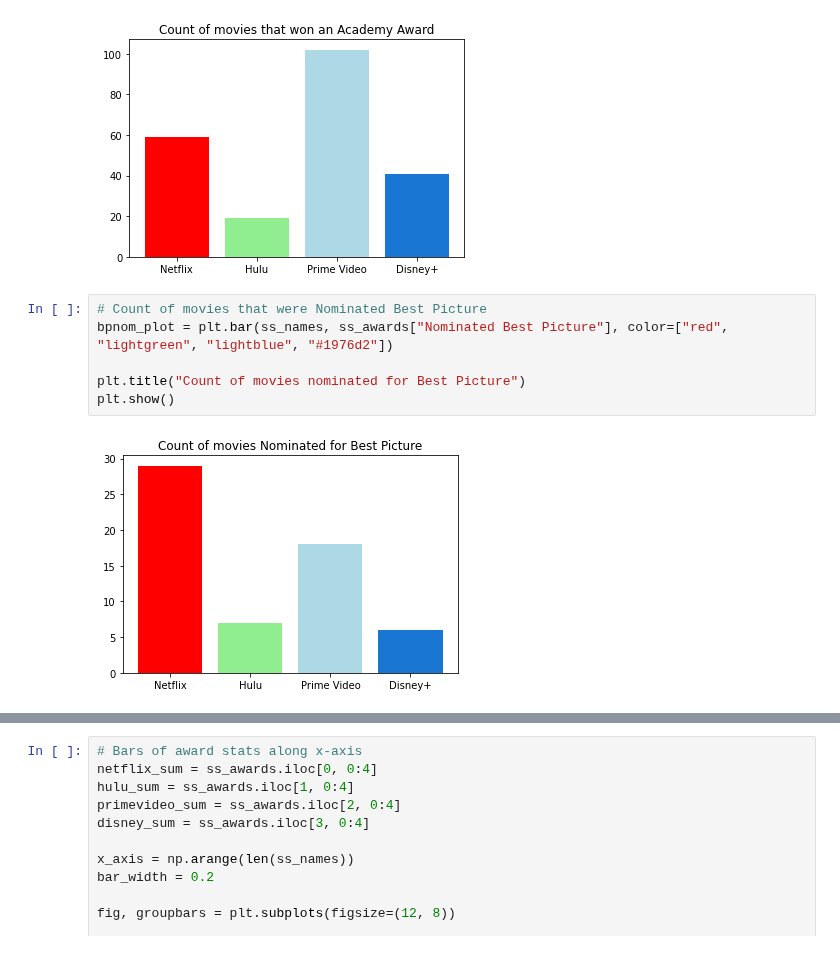
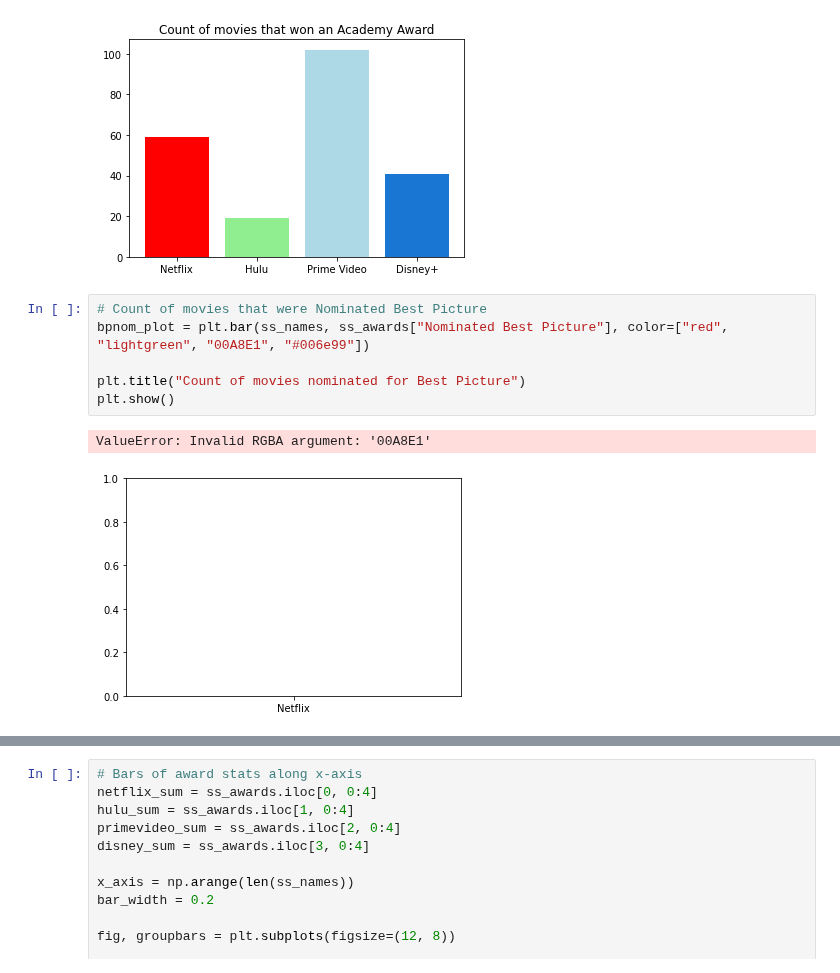
Before and after one commit to jacance/streaming-service-analysis, a Jupyter notebook: notebook_justin.ipynb, the cells around one changed output, grey strips where cells are left out. Cells and saved outputs as stored; diff of their text form.

```diff
--- a/notebook_justin.ipynb
+++ b/notebook_justin.ipynb
@@ -347,12 +357,13 @@ plt.show()
 [figure]
 # %%
 # Count of movies that were Nominated Best Picture
-bpnom_plot = plt.bar(ss_names, ss_awards["Nominated Best Picture"], color=["red", "lightgreen", "lightblue", "#1976d2"])
+bpnom_plot = plt.bar(ss_names, ss_awards["Nominated Best Picture"], color=["red", "lightgreen", "00A8E1", "#006e99"])
 
 plt.title("Count of movies nominated for Best Picture")
 plt.show()
 # %% [output]
+ValueError: Invalid RGBA argument: '00A8E1'
-[figure, old version]
+[figure, new version]
 # %%
 # Bars of award stats along x-axis
 netflix_sum3 = ss_awards.iloc[0, 0:2]
```
Also changed, not shown: parts of 3 cells of this notebook, 1 other file.
